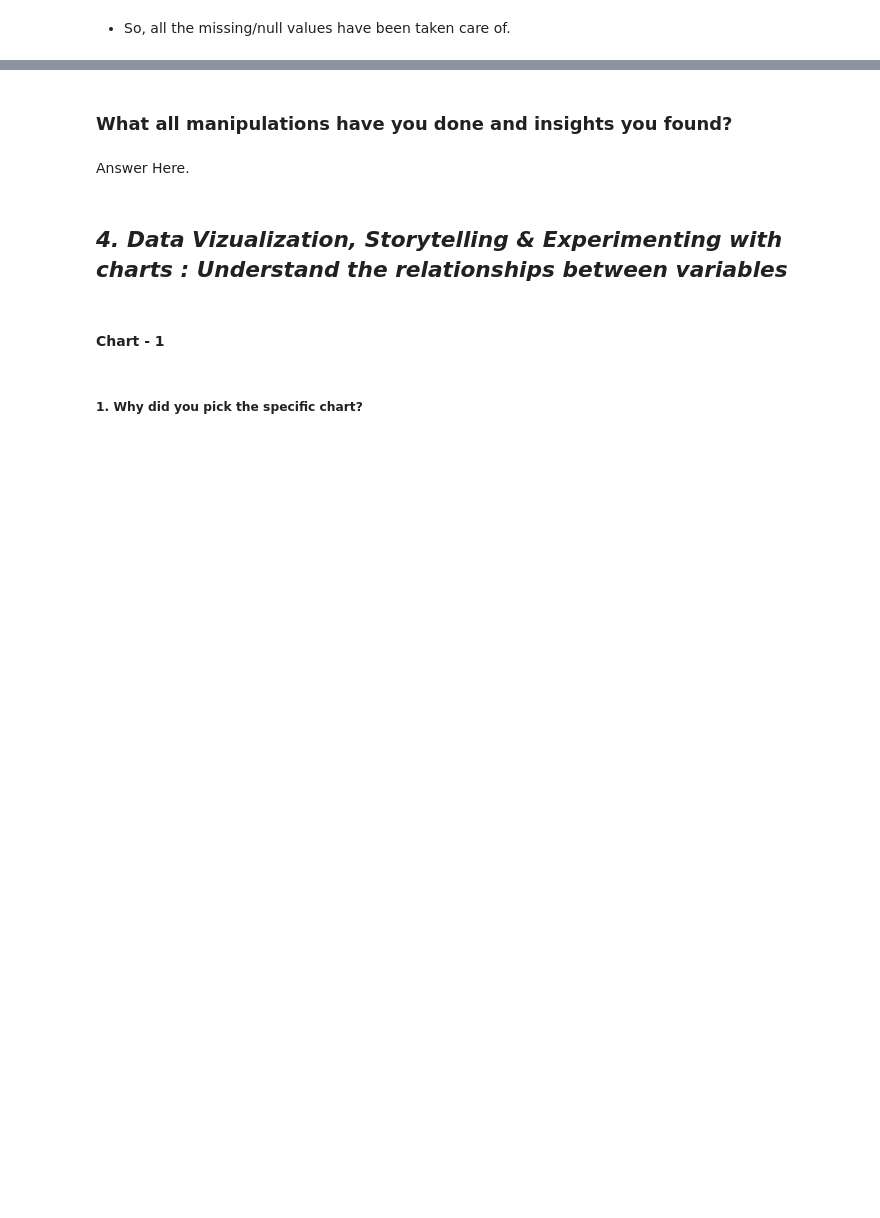
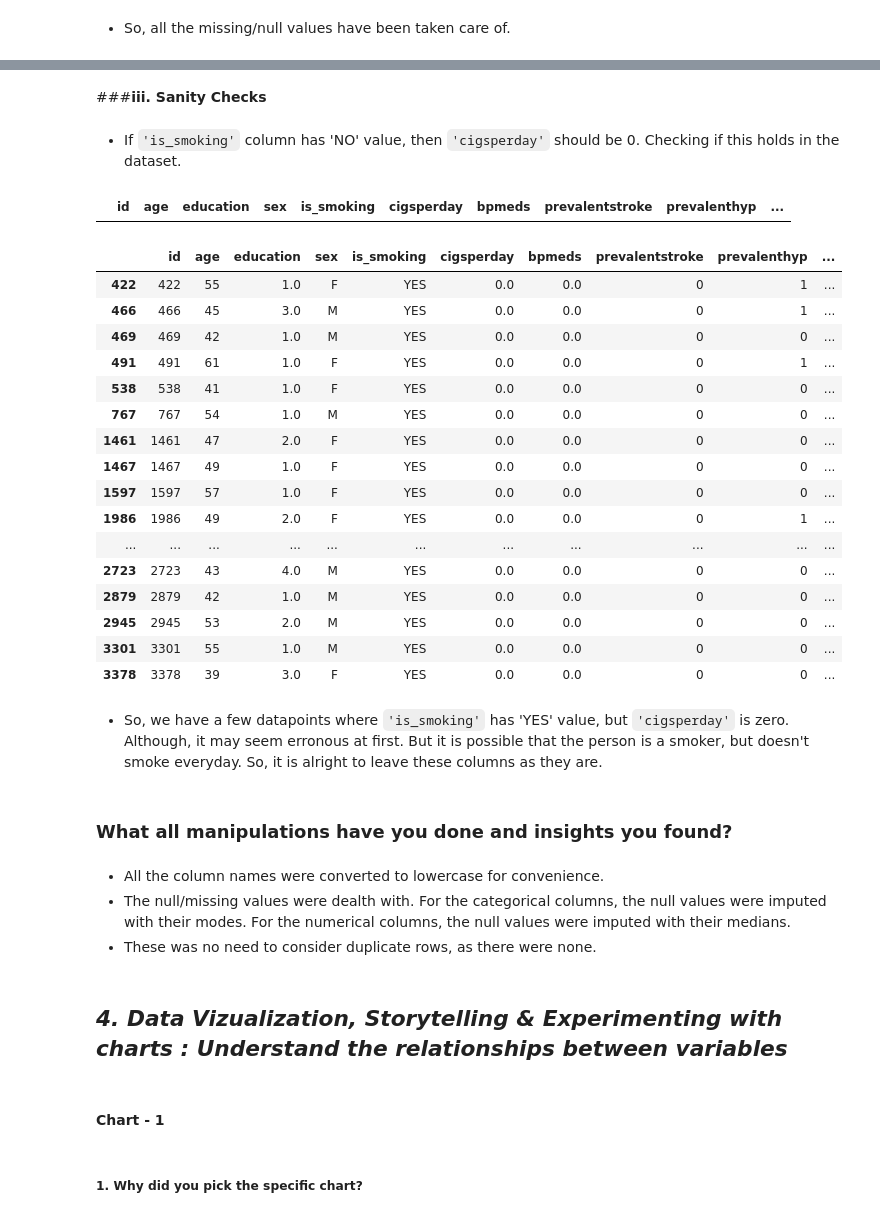
Before and after one commit to dipankarsahu1000/Cardiovascular-Risk-Prediction, a Jupyter notebook: Cardiovascular_Risk_Prediction.ipynb, the cells around one changed output, grey strips where cells are left out. Saved outputs shown, nothing was run; the diff lists cells and outputs as text; code cells hidden in the pictures; blank space fills up the shorter version.

```diff
--- a/Cardiovascular_Risk_Prediction.ipynb
+++ b/Cardiovascular_Risk_Prediction.ipynb
@@ -281,0 +291,4 @@ original_df = df.copy()
+# %%
+# For convenience, converting the column names to all lower case
+df.columns = df.columns.str.lower()
+df.columns
@@ -330,9 +348,9 @@ Name: BPMeds, dtype: int64
 # %%
 # Imputing the null values in the 'BPMeds' column with its mode
-df['BPMeds'] = df['BPMeds'].fillna(df['BPMeds'].mode()[0])
+df['bpmeds'] = df['bpmeds'].fillna(df['bpmeds'].mode()[0])
 
 # Counting the values in the 'BPMeds' column after the imputation
-df['BPMeds'].value_counts()
+df['bpmeds'].value_counts()
 # %% [output]
 0.0    3290
 1.0     100
@@ -342,6 +360,6 @@ Name: BPMeds, dtype: int64
 # %%
 # Creating a list of all the numerical columns that has null/missing values
-num_column_with_nulls = [ 'cigsPerDay', 'totChol', 'BMI', 'heartRate', 'glucose']
+num_column_with_nulls = [ 'cigsperday', 'totchol', 'bmi', 'heartrate', 'glucose']
 # %%
 # Checking the overall distribution of each of these columns
 
@@ -406,7 +433,41 @@ dtype: int64
+# %% [markdown]
+###**iii. Sanity Checks**
+# %% [markdown]
+* If `'is_smoking'` column has 'NO' value, then `'cigsperday'` should be 0. Checking if this holds in the dataset.
+# %%
+# Checking if there are any non-zero 'cigsperday' values for the rows where the value for 'is_smoking' is 'NO'
+df[(df['cigsperday'] != 0.0) & (df['is_smoking'] == 'NO')]
+# %% [output]
+|  | id | age | education | sex | is_smoking | cigsperday | bpmeds | prevalentstroke | prevalenthyp | ... |
+# %%
+# Checking if there are any zero 'cigsperday' values for the rows where the value for 'is_smoking' is 'YES'
+df[(df['cigsperday'] == 0.0) & (df['is_smoking'] == 'YES')]
+# %% [output]
+|  | id | age | education | sex | is_smoking | cigsperday | bpmeds | prevalentstroke | prevalenthyp | ... |
+| 422 | 422 | 55 | 1.0 | F | YES | 0.0 | 0.0 | 0 | 1 | ... |
+| 466 | 466 | 45 | 3.0 | M | YES | 0.0 | 0.0 | 0 | 1 | ... |
+| 469 | 469 | 42 | 1.0 | M | YES | 0.0 | 0.0 | 0 | 0 | ... |
+| 491 | 491 | 61 | 1.0 | F | YES | 0.0 | 0.0 | 0 | 1 | ... |
+| 538 | 538 | 41 | 1.0 | F | YES | 0.0 | 0.0 | 0 | 0 | ... |
+| 767 | 767 | 54 | 1.0 | M | YES | 0.0 | 0.0 | 0 | 0 | ... |
+| 1461 | 1461 | 47 | 2.0 | F | YES | 0.0 | 0.0 | 0 | 0 | ... |
+| 1467 | 1467 | 49 | 1.0 | F | YES | 0.0 | 0.0 | 0 | 0 | ... |
+| 1597 | 1597 | 57 | 1.0 | F | YES | 0.0 | 0.0 | 0 | 0 | ... |
+| 1986 | 1986 | 49 | 2.0 | F | YES | 0.0 | 0.0 | 0 | 1 | ... |
+| ... | ... | ... | ... | ... | ... | ... | ... | ... | ... | ... |
+| 2723 | 2723 | 43 | 4.0 | M | YES | 0.0 | 0.0 | 0 | 0 | ... |
+| 2879 | 2879 | 42 | 1.0 | M | YES | 0.0 | 0.0 | 0 | 0 | ... |
+| 2945 | 2945 | 53 | 2.0 | M | YES | 0.0 | 0.0 | 0 | 0 | ... |
+| 3301 | 3301 | 55 | 1.0 | M | YES | 0.0 | 0.0 | 0 | 0 | ... |
+| 3378 | 3378 | 39 | 3.0 | F | YES | 0.0 | 0.0 | 0 | 0 | ... |
+# %% [markdown]
+* So, we have a few datapoints where `'is_smoking'` has 'YES' value, but `'cigsperday'` is zero. Although, it may seem erronous at first. But it is possible that the person is a smoker, but doesn't smoke everyday. So, it is alright to leave these columns as they are.
 # %% [markdown]
 ### What all manipulations have you done and insights you found?
-# %% [markdown]
-Answer Here.
+# %% [markdown]
+* All the column names were converted to lowercase for convenience.
+* The null/missing values were dealth with. For the categorical columns, the null values were imputed with their modes. For the numerical columns, the null values were imputed with their medians.
+* These was no need to consider duplicate rows, as there were none.
 # %% [markdown]
 ## ***4. Data Vizualization, Storytelling & Experimenting with charts : Understand the relationships between variables***
 # %% [markdown]
```
Also changed, not shown: parts of 13 cells of this notebook.
